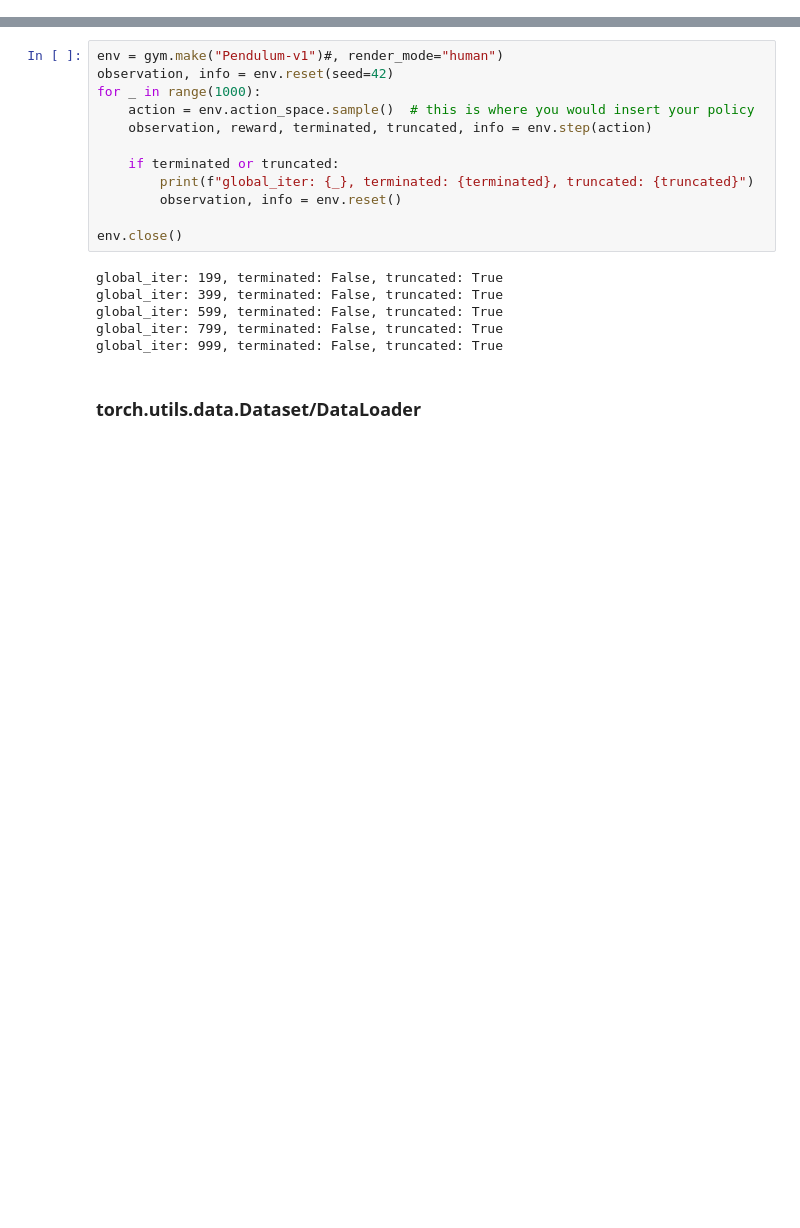
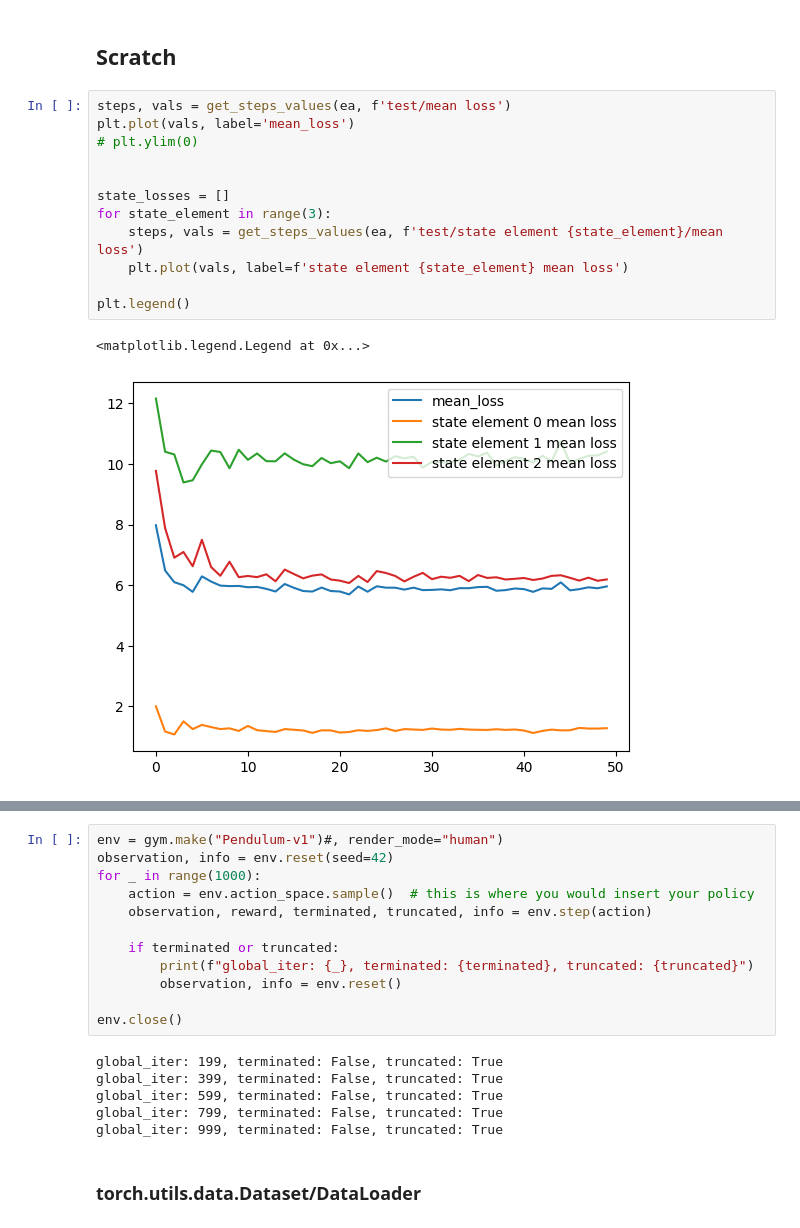
Before and after one commit to DevinCrowley/agaid, a Jupyter notebook: agaid_scratch.ipynb, the cells around one changed output, grey strips where cells are left out. Saved outputs shown, nothing was run; the diff lists cells and outputs as text; blank space fills up the shorter version.

```diff
--- a/agaid_scratch.ipynb
+++ b/agaid_scratch.ipynb
@@ -24,0 +263,17 @@ with open('plot_st_matrix.py', 'r') as file:
+# %% [markdown]
+## Scratch
+# %%
+steps, vals = get_steps_values(ea, f'test/mean loss')
+plt.plot(vals, label='mean_loss')
+# plt.ylim(0)
+
+
+state_losses = []
+for state_element in range(3):
+    steps, vals = get_steps_values(ea, f'test/state element {state_element}/mean loss')
+    plt.plot(vals, label=f'state element {state_element} mean loss')
+
+plt.legend()
+# %% [output]
+<matplotlib.legend.Legend at 0x...>
+[figure, added]
```
Also changed, not shown: parts of 59 cells of this notebook.
